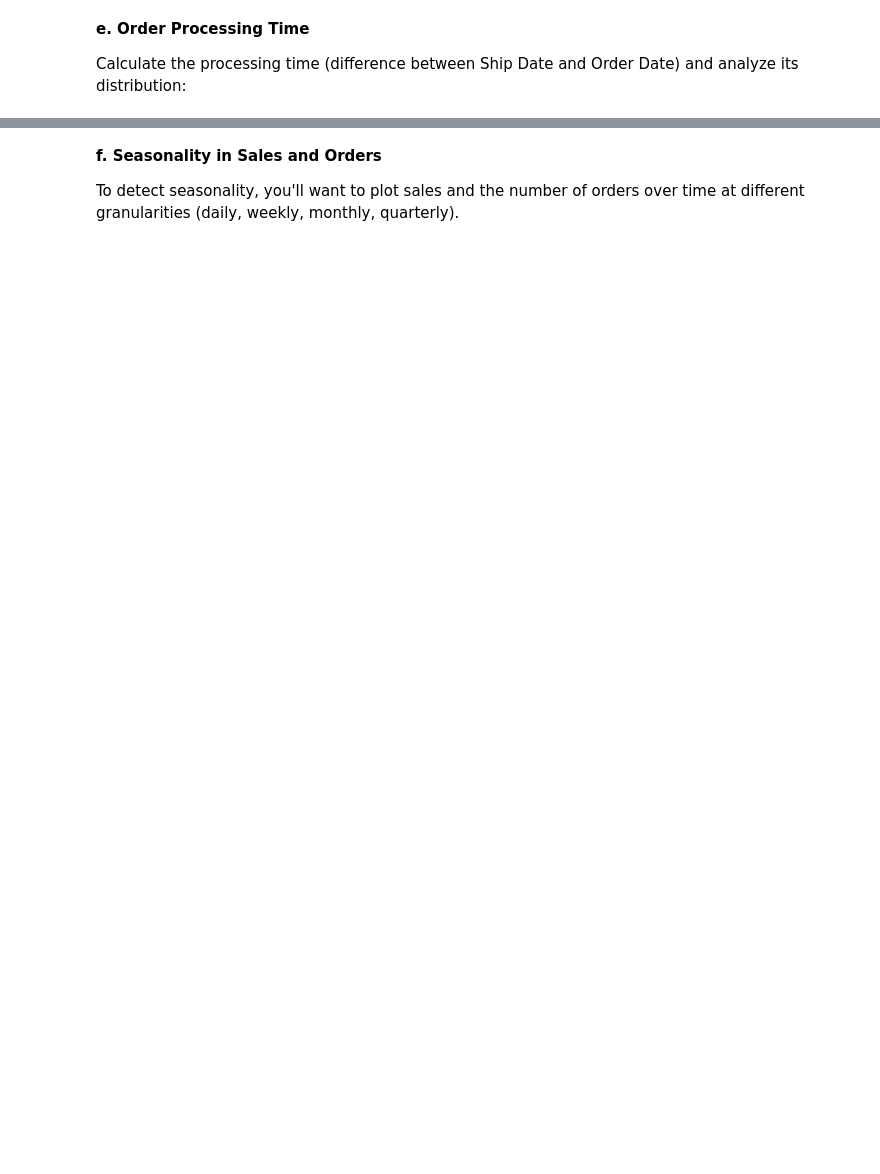
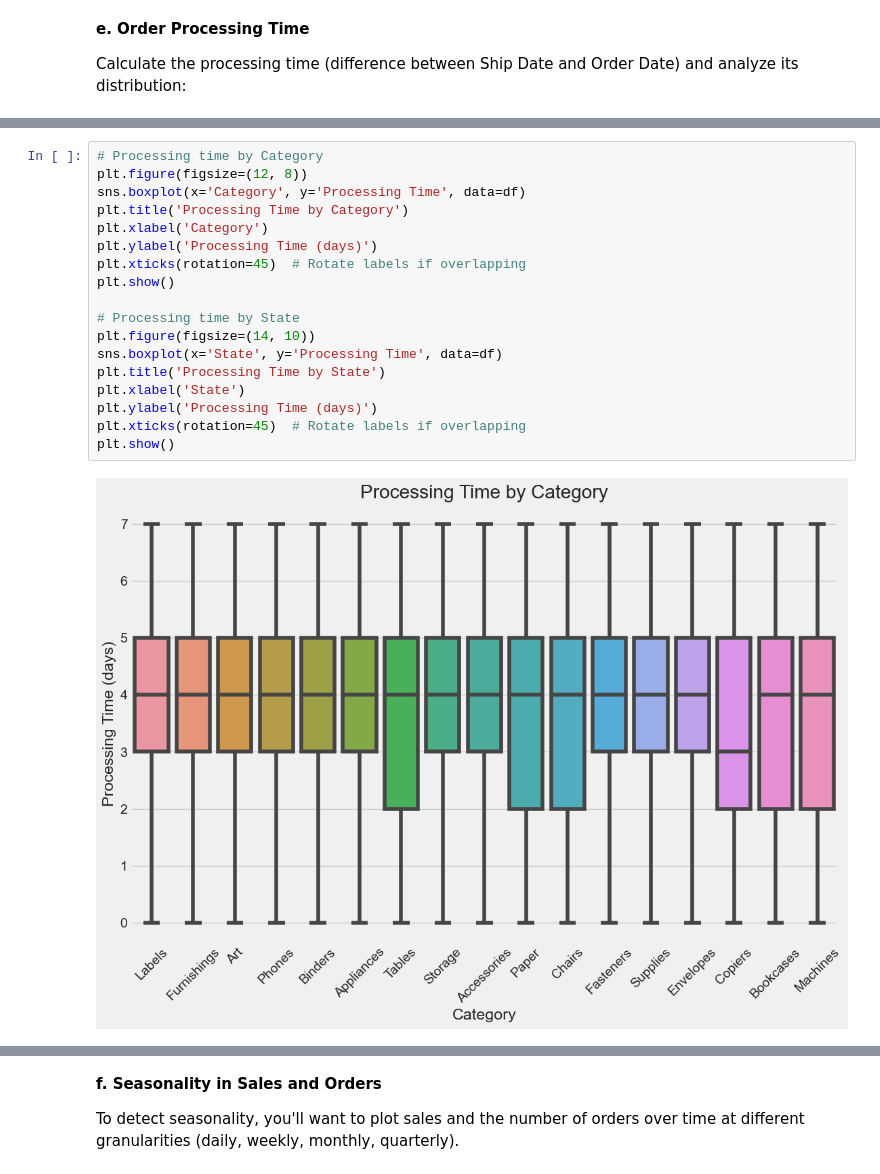
Before and after one commit to Clercminator/Walmart-Prediction-Project-NextGen, a Jupyter notebook: walmart_prediction.ipynb, the cells around one changed output, grey strips where cells are left out. Cells and saved outputs as stored; diff of their text form; blank space fills up the shorter version.

```diff
--- a/walmart_prediction.ipynb
+++ b/walmart_prediction.ipynb
@@ -368,0 +328,20 @@ df['Processing Time'].plot(kind='hist', title='Order Processing Time Distributio
+# %%
+# Processing time by Category
+plt.figure(figsize=(12, 8))
+sns.boxplot(x='Category', y='Processing Time', data=df)
+plt.title('Processing Time by Category')
+plt.xlabel('Category')
+plt.ylabel('Processing Time (days)')
+plt.xticks(rotation=45)  # Rotate labels if overlapping
+plt.show()
+
+# Processing time by State
+plt.figure(figsize=(14, 10))
+sns.boxplot(x='State', y='Processing Time', data=df)
+plt.title('Processing Time by State')
+plt.xlabel('State')
+plt.ylabel('Processing Time (days)')
+plt.xticks(rotation=45)  # Rotate labels if overlapping
+plt.show()
+# %% [output]
+[figure, added]
```
Also changed, not shown: parts of 61 cells of this notebook.
